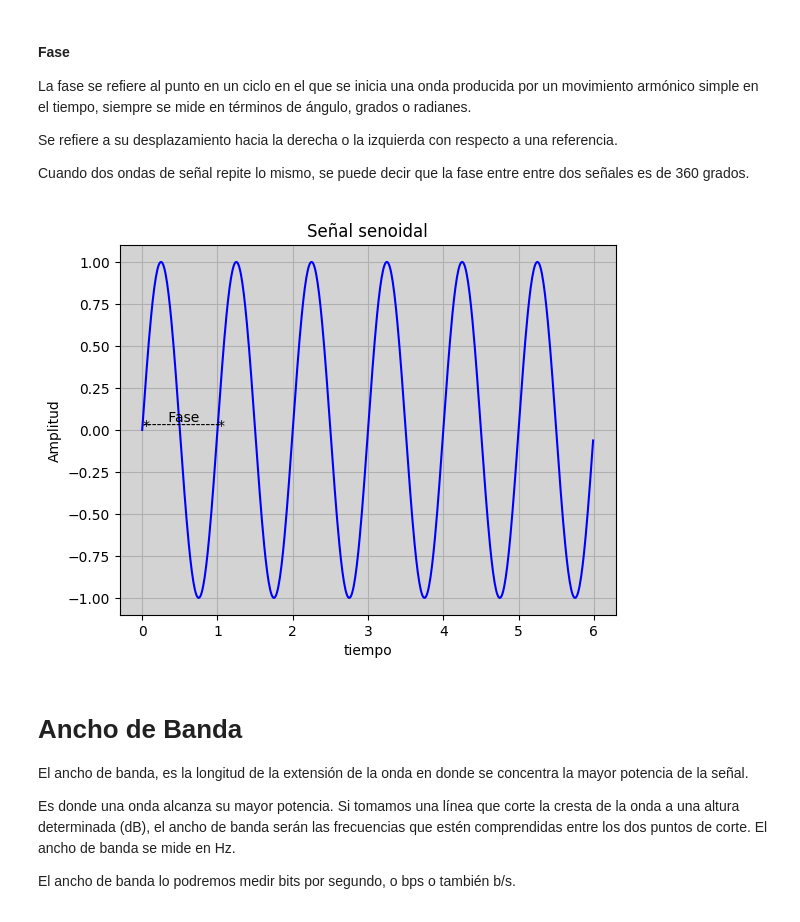
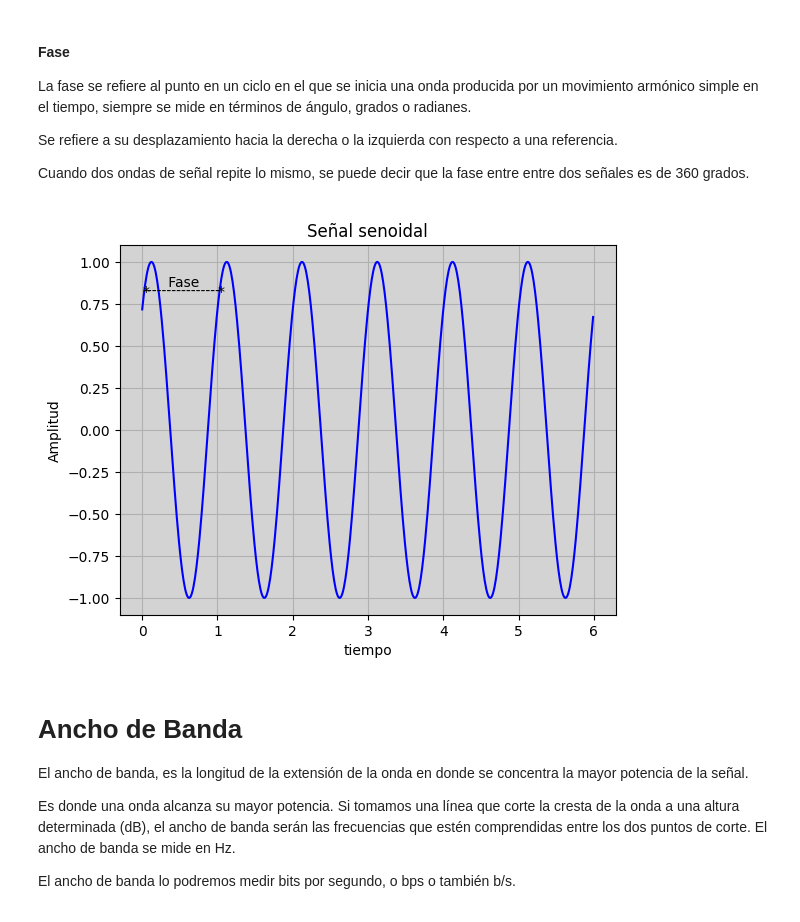
Before and after one commit to SaulG21/Lab7Networking22O, a Jupyter notebook: signal/Aldo/FrecuenciaFase.ipynb, the cells around one changed output. Drawn from its saved outputs; the diff is of its cells as text; code cells hidden in the pictures.

```diff
--- a/signal/Aldo/FrecuenciaFase.ipynb
+++ b/signal/Aldo/FrecuenciaFase.ipynb
@@ -41,30 +41,30 @@ Cuando dos ondas de señal repite lo mismo, se puede decir que la fase entre ent
 # %%
 #Script para FASE
 import matplotlib.pyplot as pl
 from numpy import arange, sin, pi
 
 amplitud = 1
 frecuencia = 1
-fase = 0        # <---- Puede modificar el valor de la amplitud
+fase = 0.80        # <---- Puede modificar el valor de la amplitud
 # algunos valores recomendados para la fase son: pi/2, pi, 3*pi/2, 2*pi, 3*pi/4
 
 
 x = arange(0.0, 6, 0.01)
 y = amplitud*sin(2*pi*frecuencia*x + fase)
 
 pl.axes().set_facecolor("lightgray")
 pl.plot(x, y, color="blue")
 pl.grid("true")
 pl.title("Señal senoidal")
 pl.ylabel("Amplitud")
 pl.xlabel("tiempo")
 pl.annotate("----------------", xy=(0,fase))
 pl.annotate("*", xy=(0,fase))
 pl.annotate("*", xy=(1,fase))
 pl.annotate("      Fase      ", xy=(0,fase + .05))
 pl.show()
 # %% [output]
-[figure, old version]
+[figure, new version]
 # %% [markdown]
 <h1>Ancho de Banda</h1>
 <p>
```
